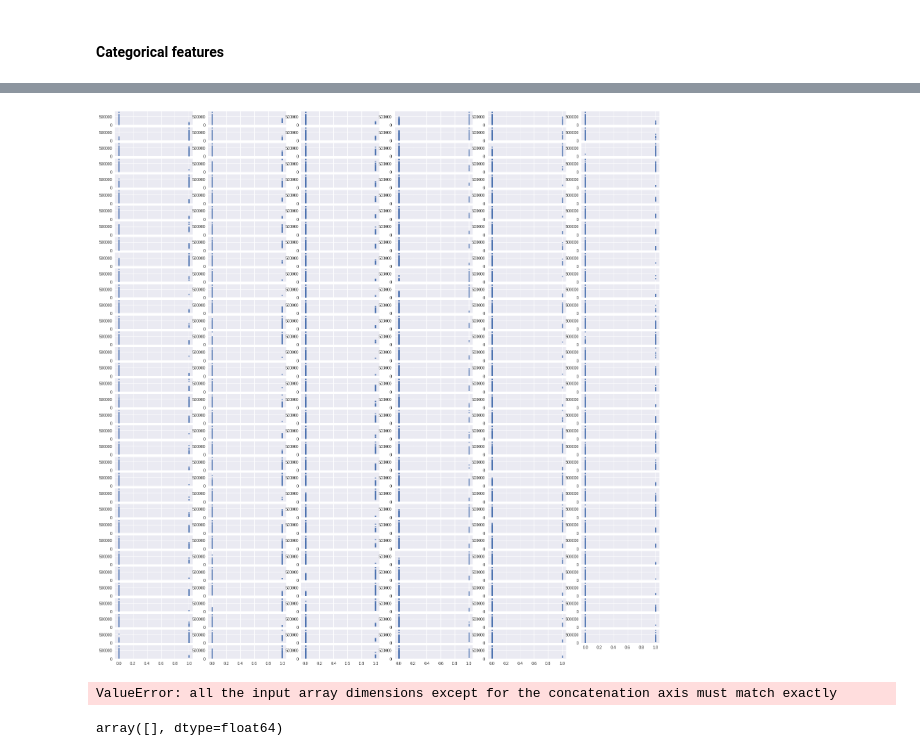
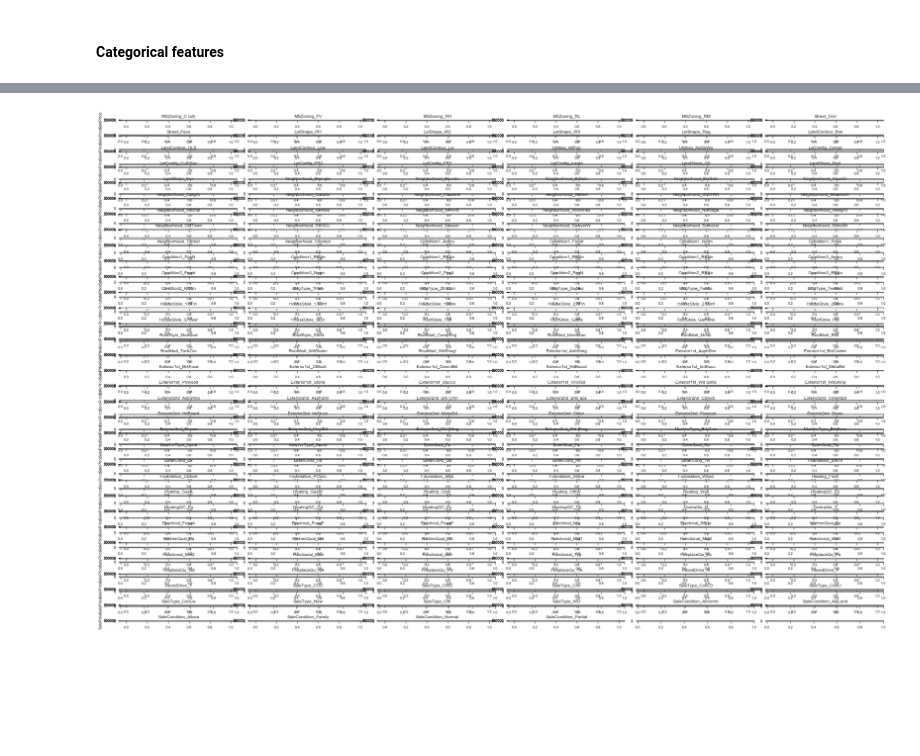
Before and after one commit to HaiaK/Housing, a Jupyter notebook: OZwhatTOcallIT.ipynb, the cells around one changed output, grey strips where cells are left out. Cells and saved outputs as stored; diff of their text form; code cells hidden in the pictures; blank space fills up the shorter version.

Commit message:
add more graphs

```diff
--- a/OZwhatTOcallIT.ipynb
+++ b/OZwhatTOcallIT.ipynb
@@ -403,6 +489,6 @@ It's time for categorical features. We will start by converting the categorical
 # %%
-#changing catagorical to dummy variables
-new_df = train.select_dtypes(include = ["object"])   #sperate to non numeric variables
-new_train = train.select_dtypes(exclude = ["object"]) #sperate only to numeric variables
-df_new = pd.get_dummies(new_df)#([new_df,], axis=1)   #generating dummies 4 non numeric
-new_train = pd.concat([new_train,df_new],axis=1)      #concat the new_train and the Dummies 2 1 dataframe.
+#generating dummy variables
+categ1 = train.select_dtypes(include = ["object"])     #sperate to non numeric variables
+numer2 = train.select_dtypes(exclude = ["object"])     #sperate only to numeric variables
+categ1 = pd.get_dummies(categ1)                        #generating dummies for non numeric variables
+new_dtrain = pd.concat([numer2, categ1],axis=1)        #concat the new_train and the dummies to one new dataframe
@@ -438,15 +495,13 @@ new_train
 # %%
-
-fig,ax = plt.subplots(ncols=6, nrows=7, figsize=(20,20))
+#correlations between all the categorical dummy features vs. 'SalePrice'
+fig,ax = plt.subplots(ncols=6, nrows=35, figsize=(30,20))
 fig.tight_layout()
 
-
-for i in range(0, 209):
-    plt.subplot(35, 6, i+1)
+for i in range(0, 196):
+    plt.subplot(33, 6, i+1)
     plt.scatter(df_new[df_new.columns[i]], train['SalePrice'], s=7)
+    plt.title(df_new.columns[i])
+    if i%6==0:
+        plt.ylabel('SalePrice')
 # %% [output]
-[figure, old version]
+[figure, new version]
-# %%
-lm.regerses
-# %% [output]
-ValueError: all the input array dimensions except for the concatenation axis must match exactly
@@ -455,4 +507,0 @@ a = np.cov(df_new)
-# %%
-abs(a[1])>0.5
-# %% [output]
-array([], dtype=float64)
```
Also changed, not shown: parts of 31 cells of this notebook.
